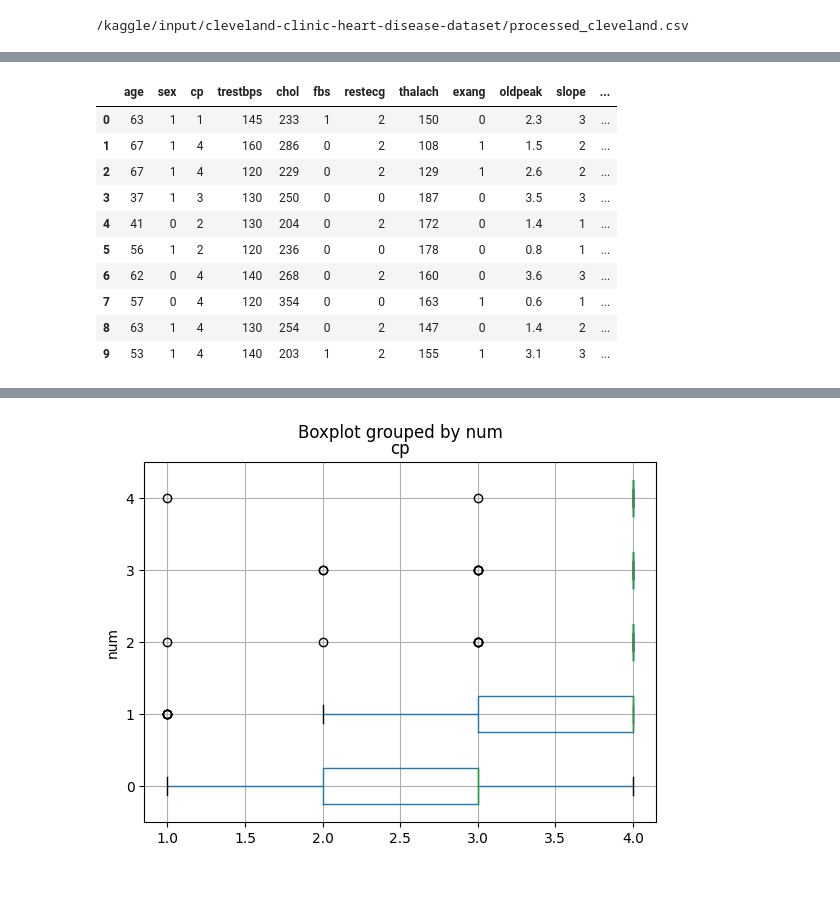
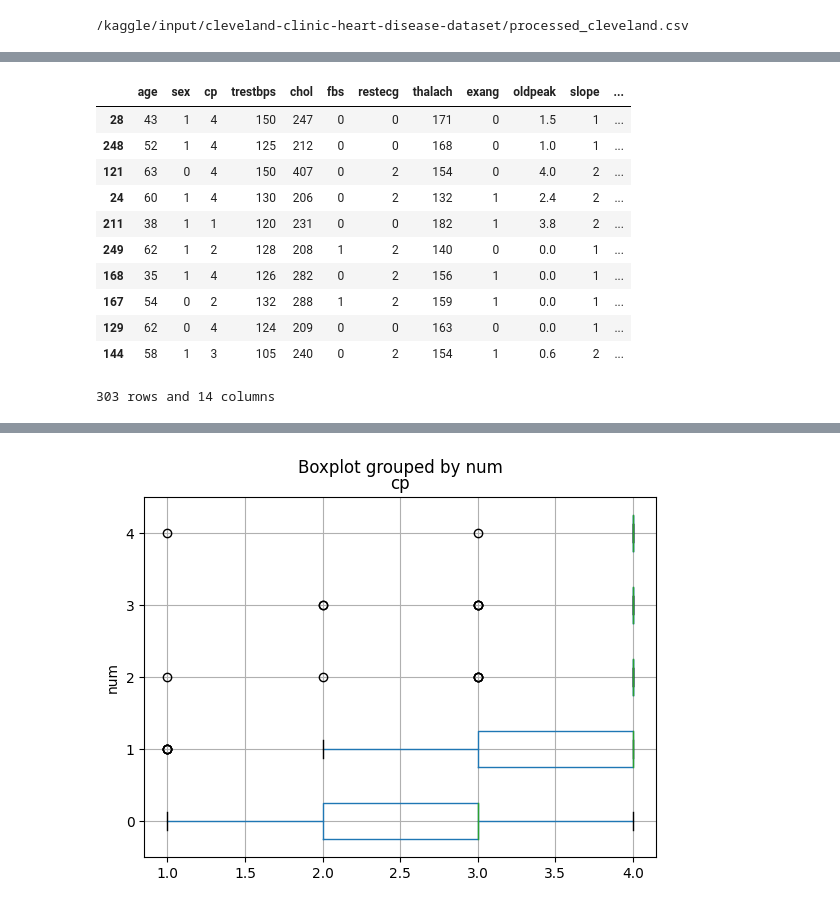
Before and after one commit to gendeh/Illinois-Data-Science---Heart-Disease-Classification, a Jupyter notebook: project2.ipynb, the cells around one changed output, grey strips where cells are left out. Saved outputs shown, nothing was run; the diff lists cells and outputs as text; code cells hidden in the pictures.

```diff
--- a/project2.ipynb
+++ b/project2.ipynb
@@ -26,5 +42,7 @@ import os
 for dirname, _, filenames in os.walk('/kaggle/input'):
     for filename in filenames:
         print(os.path.join(dirname, filename))
+
+df = pd.read_csv('/kaggle/input/cleveland-clinic-heart-disease-dataset/processed_cleveland.csv')
 # %% [output]
 /kaggle/input/cleveland-clinic-heart-disease-dataset/processed_cleveland.csv
@@ -33,24 +55,24 @@ for dirname, _, filenames in os.walk('/kaggle/input'):
 # %%
 import matplotlib.pyplot as plt
 import seaborn as sns
 
-
-dataset = pd.read_csv('/kaggle/input/cleveland-clinic-heart-disease-dataset/processed_cleveland.csv')
-exang_num =dataset[['exang','num']].groupby('num').mean()
-cp_num = dataset[['cp','num']].groupby('num').mean()
-exang_num
-dataset.head(10)
+df.sample(10)
 # cp_num
 # sns.regplot(data = exang_num, x = 'num', y ='exang')
 # %% [output]
 |  | age | sex | cp | trestbps | chol | fbs | restecg | thalach | exang | oldpeak | slope | ... |
-| 0 | 63 | 1 | 1 | 145 | 233 | 1 | 2 | 150 | 0 | 2.3 | 3 | ... |
-| 1 | 67 | 1 | 4 | 160 | 286 | 0 | 2 | 108 | 1 | 1.5 | 2 | ... |
-| 2 | 67 | 1 | 4 | 120 | 229 | 0 | 2 | 129 | 1 | 2.6 | 2 | ... |
-| 3 | 37 | 1 | 3 | 130 | 250 | 0 | 0 | 187 | 0 | 3.5 | 3 | ... |
-| 4 | 41 | 0 | 2 | 130 | 204 | 0 | 2 | 172 | 0 | 1.4 | 1 | ... |
-| 5 | 56 | 1 | 2 | 120 | 236 | 0 | 0 | 178 | 0 | 0.8 | 1 | ... |
-| 6 | 62 | 0 | 4 | 140 | 268 | 0 | 2 | 160 | 0 | 3.6 | 3 | ... |
-| 7 | 57 | 0 | 4 | 120 | 354 | 0 | 0 | 163 | 1 | 0.6 | 1 | ... |
-| 8 | 63 | 1 | 4 | 130 | 254 | 0 | 2 | 147 | 0 | 1.4 | 2 | ... |
-| 9 | 53 | 1 | 4 | 140 | 203 | 1 | 2 | 155 | 1 | 3.1 | 3 | ... |
+| 28 | 43 | 1 | 4 | 150 | 247 | 0 | 0 | 171 | 0 | 1.5 | 1 | ... |
+| 248 | 52 | 1 | 4 | 125 | 212 | 0 | 0 | 168 | 0 | 1.0 | 1 | ... |
+| 121 | 63 | 0 | 4 | 150 | 407 | 0 | 2 | 154 | 0 | 4.0 | 2 | ... |
+| 24 | 60 | 1 | 4 | 130 | 206 | 0 | 2 | 132 | 1 | 2.4 | 2 | ... |
+| 211 | 38 | 1 | 1 | 120 | 231 | 0 | 0 | 182 | 1 | 3.8 | 2 | ... |
+| 249 | 62 | 1 | 2 | 128 | 208 | 1 | 2 | 140 | 0 | 0.0 | 1 | ... |
+| 168 | 35 | 1 | 4 | 126 | 282 | 0 | 2 | 156 | 1 | 0.0 | 1 | ... |
+| 167 | 54 | 0 | 2 | 132 | 288 | 1 | 2 | 159 | 1 | 0.0 | 1 | ... |
+| 129 | 62 | 0 | 4 | 124 | 209 | 0 | 0 | 163 | 0 | 0.0 | 1 | ... |
+| 144 | 58 | 1 | 3 | 105 | 240 | 0 | 2 | 154 | 1 | 0.6 | 2 | ... |
+# %%
+nRow, nCol = df.shape
+print(f'{nRow} rows and {nCol} columns')
+# %% [output]
+303 rows and 14 columns
```
Also changed, not shown: parts of 12 cells of this notebook.
